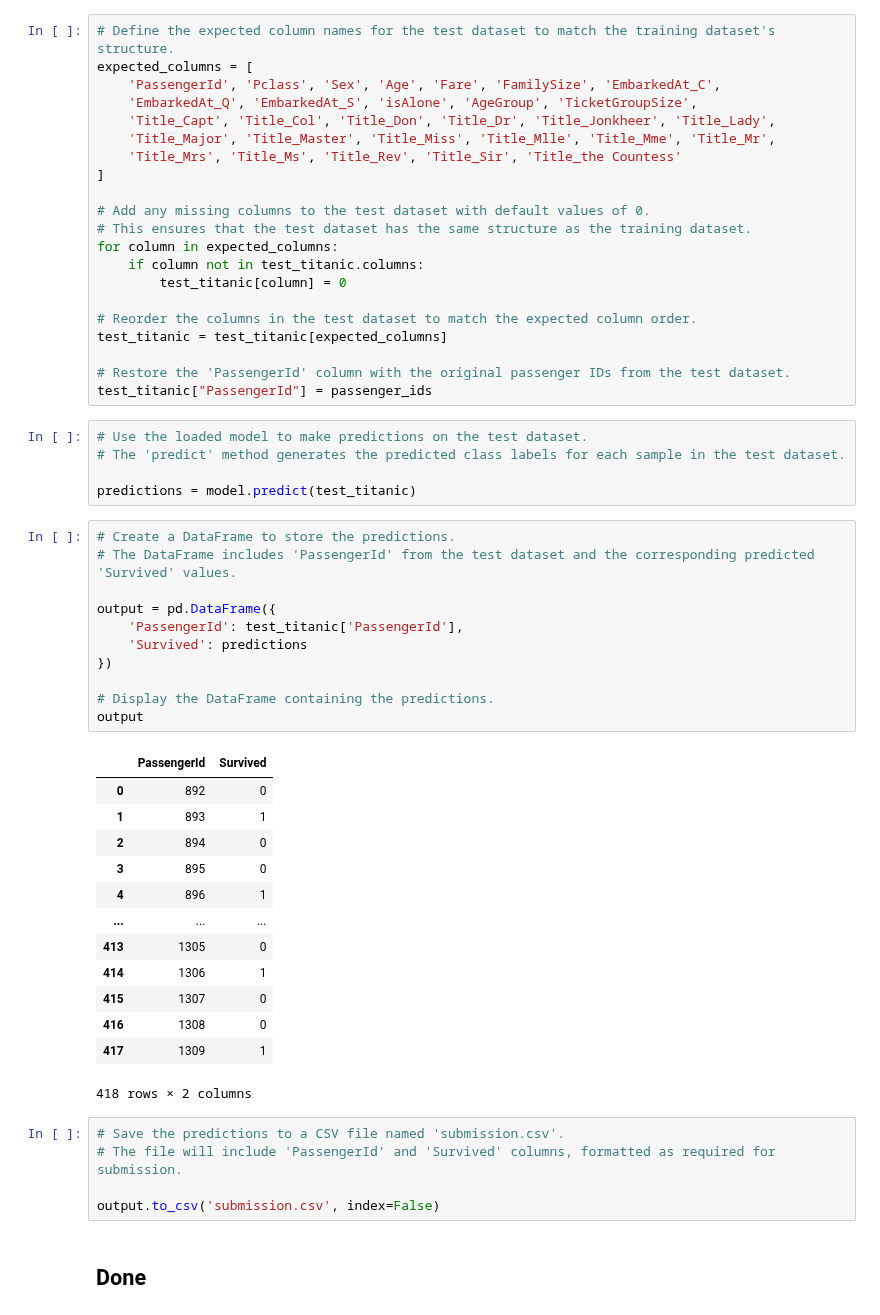
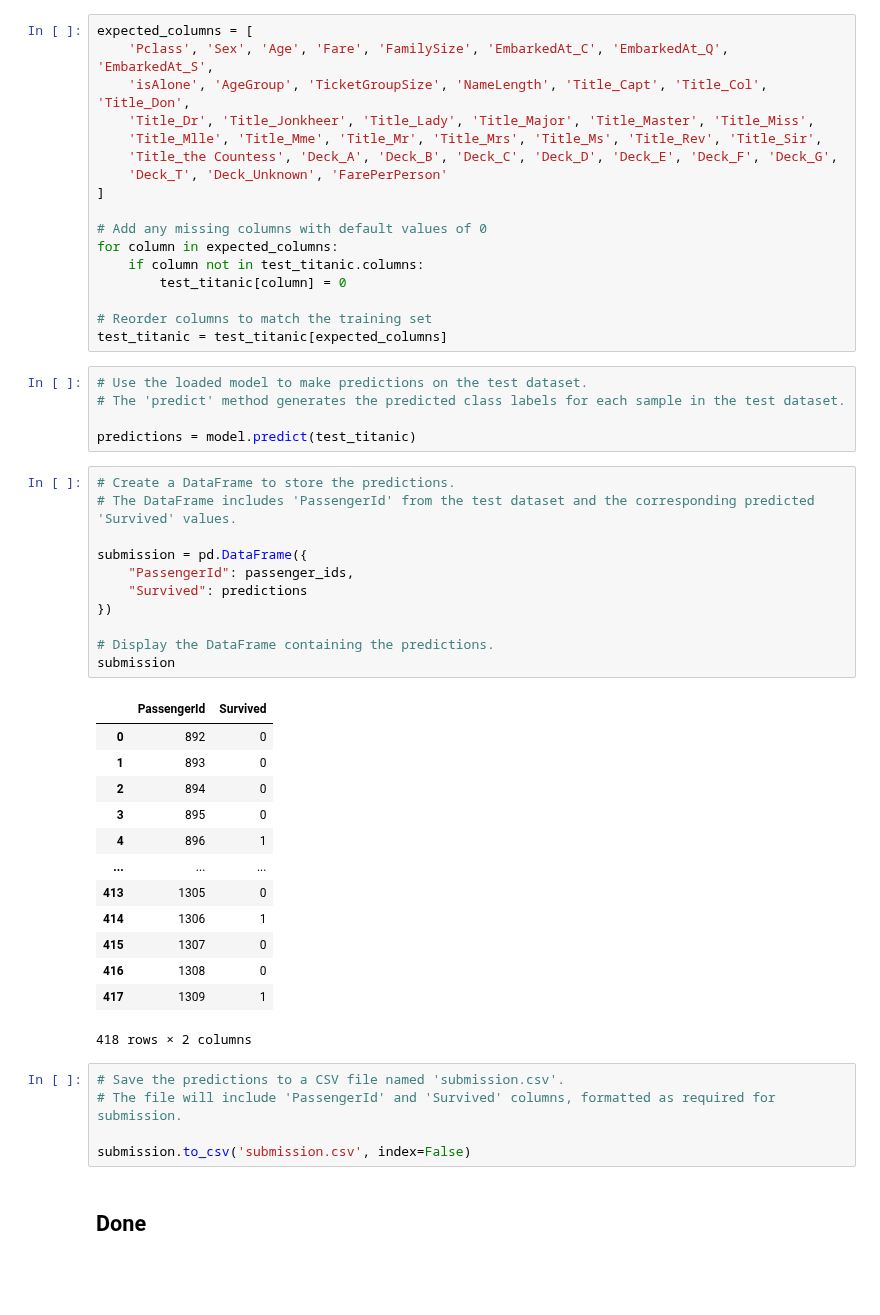
Before and after one commit to AbdouENSIA/Titanic-Survival-Prediction, a Jupyter notebook: titanic_survival_prediction.ipynb, the cells around one changed output. Cells and saved outputs as stored; diff of their text form; blank space fills up the shorter version.

```diff
--- a/titanic_survival_prediction.ipynb
+++ b/titanic_survival_prediction.ipynb
@@ -459,25 +512,21 @@ Index(['PassengerId', 'Survived', 'Pclass', 'Sex', 'Age', 'Fare', 'FamilySize',
       dtype='object')
 # %%
-# Define the expected column names for the test dataset to match the training dataset's structure.
 expected_columns = [
-    'PassengerId', 'Pclass', 'Sex', 'Age', 'Fare', 'FamilySize', 'EmbarkedAt_C',
-    'EmbarkedAt_Q', 'EmbarkedAt_S', 'isAlone', 'AgeGroup', 'TicketGroupSize',
-    'Title_Capt', 'Title_Col', 'Title_Don', 'Title_Dr', 'Title_Jonkheer', 'Title_Lady',
-    'Title_Major', 'Title_Master', 'Title_Miss', 'Title_Mlle', 'Title_Mme', 'Title_Mr',
-    'Title_Mrs', 'Title_Ms', 'Title_Rev', 'Title_Sir', 'Title_the Countess'
+    'Pclass', 'Sex', 'Age', 'Fare', 'FamilySize', 'EmbarkedAt_C', 'EmbarkedAt_Q', 'EmbarkedAt_S',
+    'isAlone', 'AgeGroup', 'TicketGroupSize', 'NameLength', 'Title_Capt', 'Title_Col', 'Title_Don',
+    'Title_Dr', 'Title_Jonkheer', 'Title_Lady', 'Title_Major', 'Title_Master', 'Title_Miss',
+    'Title_Mlle', 'Title_Mme', 'Title_Mr', 'Title_Mrs', 'Title_Ms', 'Title_Rev', 'Title_Sir',
+    'Title_the Countess', 'Deck_A', 'Deck_B', 'Deck_C', 'Deck_D', 'Deck_E', 'Deck_F', 'Deck_G',
+    'Deck_T', 'Deck_Unknown', 'FarePerPerson'
 ]
 
-# Add any missing columns to the test dataset with default values of 0.
-# This ensures that the test dataset has the same structure as the training dataset.
+# Add any missing columns with default values of 0
 for column in expected_columns:
     if column not in test_titanic.columns:
         test_titanic[column] = 0
 
-# Reorder the columns in the test dataset to match the expected column order.
+# Reorder columns to match the training set
 test_titanic = test_titanic[expected_columns]
-
-# Restore the 'PassengerId' column with the original passenger IDs from the test dataset.
-test_titanic["PassengerId"] = passenger_ids
 # %%
 # Use the loaded model to make predictions on the test dataset.
 # The 'predict' method generates the predicted class labels for each sample in the test dataset.
@@ -486,18 +535,18 @@ predictions = model.predict(test_titanic)
 # %%
 # Create a DataFrame to store the predictions.
 # The DataFrame includes 'PassengerId' from the test dataset and the corresponding predicted 'Survived' values.
 
-output = pd.DataFrame({
-    'PassengerId': test_titanic['PassengerId'],
-    'Survived': predictions
+submission = pd.DataFrame({
+    "PassengerId": passenger_ids,
+    "Survived": predictions
 })
 
 # Display the DataFrame containing the predictions.
-output
+submission
 # %% [output]
 |  | PassengerId | Survived |
 | 0 | 892 | 0 |
-| 1 | 893 | 1 |
+| 1 | 893 | 0 |
 | 2 | 894 | 0 |
 | 3 | 895 | 0 |
 | 4 | 896 | 1 |
@@ -512,6 +561,6 @@ output
 # Save the predictions to a CSV file named 'submission.csv'.
 # The file will include 'PassengerId' and 'Survived' columns, formatted as required for submission.
 
-output.to_csv('submission.csv', index=False)
+submission.to_csv('submission.csv', index=False)
 # %% [markdown]
 ## Done
```
Also changed, not shown: parts of 22 cells of this notebook.
